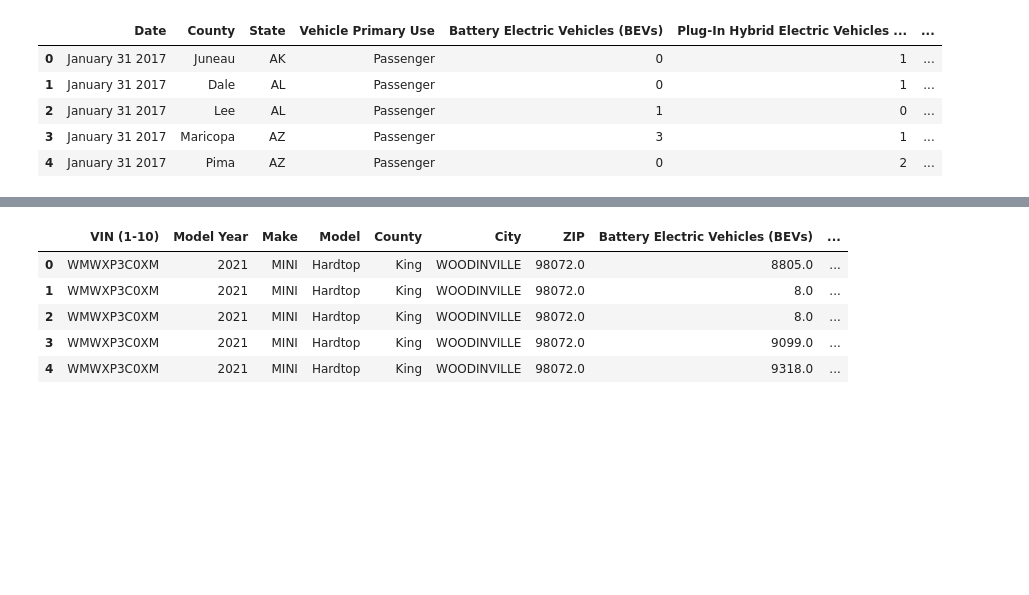
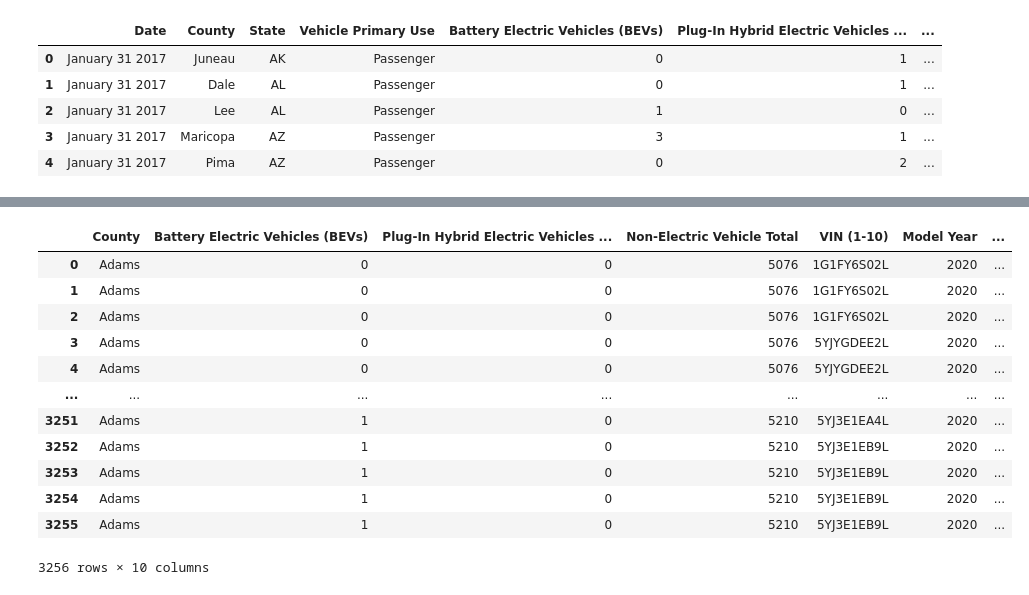
Before and after one commit to gtp1ok/Project-2, a Jupyter notebook: Was_EV.ipynb, the cells around one changed output, grey strips where cells are left out. Saved outputs shown, nothing was run; the diff lists cells and outputs as text; code cells hidden in the pictures; blank space fills up the shorter version.

```diff
--- a/Was_EV.ipynb
+++ b/Was_EV.ipynb
@@ -5,4 +6,5 @@ import numpy as np
 # %%
-csv_file = "Electric_Vehicle_Title_and_Registration_Activity.csv"
+csv_file = "Resources/Electric_Vehicle_Title_and_Registration_Activity.csv"
 reg_df = pd.read_csv(csv_file)
 reg_df.head()
+reg_df.columns
@@ -17,2 +11,5 @@ reg_df.head()
+# %%
+reg_df =reg_df[(reg_df['Model Year'] == 2020)]
+reg_df
 # %%
 reg_data_df = reg_df[['VIN (1-10)', 'Model Year', 'Make', 'Model', 'County', 'City', 'Postal Code']].copy()
@@ -27,5 +31,5 @@ reg_data_df.head()
 # %%
-csv_file = "Electric_Vehicle_Population_Size_History_By_County.csv"
+csv_file = "Resources/Electric_Vehicle_Population_Size_History_By_County.csv"
 pop_df = pd.read_csv(csv_file)
 pop_df.head()
 # %% [output]
@@ -39,6 +43,7 @@ pop_df.head()
 # pop_df.drop(pop_df.index[pop_df['State'] != 'WA'], inplace=True)
 # pop_df[pop_df['State'] != 'WA']
 wadp = pop_df.loc[pop_df["State"] == 'WA']
+wadp = pop_df.loc[pop_df["County"] == 'Adams']
 wadp
 # %% [output]
 |  | Date | County | State | Vehicle Primary Use | Battery Electric Vehicles (BEVs) | Plug-In Hybrid Electric Vehicles ... | ... |
@@ -67,13 +79,21 @@ pop_data_df.head()
 # %%
-merge_df = pd.merge(reg_data_df, pop_data_df, on='County', how='outer')
+# merged_df=pd.merge(clean_df,df,left_on='DOL Vehicle ID', right_on='dol_vehicle_id',how='left')
+merge_df = pd.merge( pop_data_df,reg_data_df, on='County', how='left')
 merge_df.rename(columns = {'Postal Code':'ZIP'}, inplace = True)
-merge_df.head()
+merge_df
 # %% [output]
-|  | VIN (1-10) | Model Year | Make | Model | County | City | ZIP | Battery Electric Vehicles (BEVs) | ... |
-| 0 | WMWXP3C0XM | 2021 | MINI | Hardtop | King | WOODINVILLE | 98072.0 | 8805.0 | ... |
-| 1 | WMWXP3C0XM | 2021 | MINI | Hardtop | King | WOODINVILLE | 98072.0 | 8.0 | ... |
-| 2 | WMWXP3C0XM | 2021 | MINI | Hardtop | King | WOODINVILLE | 98072.0 | 8.0 | ... |
-| 3 | WMWXP3C0XM | 2021 | MINI | Hardtop | King | WOODINVILLE | 98072.0 | 9099.0 | ... |
-| 4 | WMWXP3C0XM | 2021 | MINI | Hardtop | King | WOODINVILLE | 98072.0 | 9318.0 | ... |
+|  | County | Battery Electric Vehicles (BEVs) | Plug-In Hybrid Electric Vehicles ... | Non-Electric Vehicle Total | VIN (1-10) | Model Year | ... |
+| 0 | Adams | 0 | 0 | 5076 | 1G1FY6S02L | 2020 | ... |
+| 1 | Adams | 0 | 0 | 5076 | 1G1FY6S02L | 2020 | ... |
+| 2 | Adams | 0 | 0 | 5076 | 1G1FY6S02L | 2020 | ... |
+| 3 | Adams | 0 | 0 | 5076 | 5YJYGDEE2L | 2020 | ... |
+| 4 | Adams | 0 | 0 | 5076 | 5YJYGDEE2L | 2020 | ... |
+| ... | ... | ... | ... | ... | ... | ... | ... |
+| 3251 | Adams | 1 | 0 | 5210 | 5YJ3E1EA4L | 2020 | ... |
+| 3252 | Adams | 1 | 0 | 5210 | 5YJ3E1EB9L | 2020 | ... |
+| 3253 | Adams | 1 | 0 | 5210 | 5YJ3E1EB9L | 2020 | ... |
+| 3254 | Adams | 1 | 0 | 5210 | 5YJ3E1EB9L | 2020 | ... |
+| 3255 | Adams | 1 | 0 | 5210 | 5YJ3E1EB9L | 2020 | ... |
+3256 rows × 10 columns
 # %%
 merge2_df = merge_df.drop(['VIN (1-10)', 'Model Year', 'Make', 'Model'], axis=1)
```
Also changed, not shown: parts of 10 cells of this notebook.
